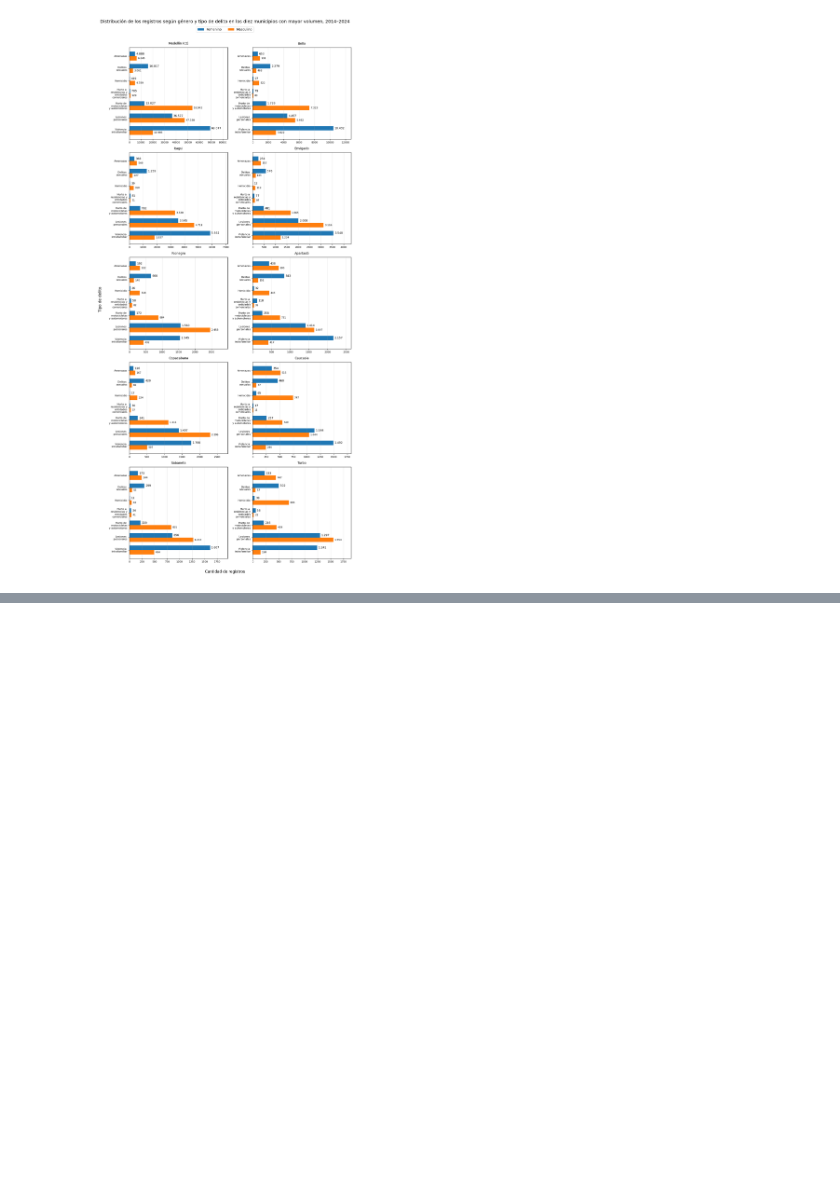
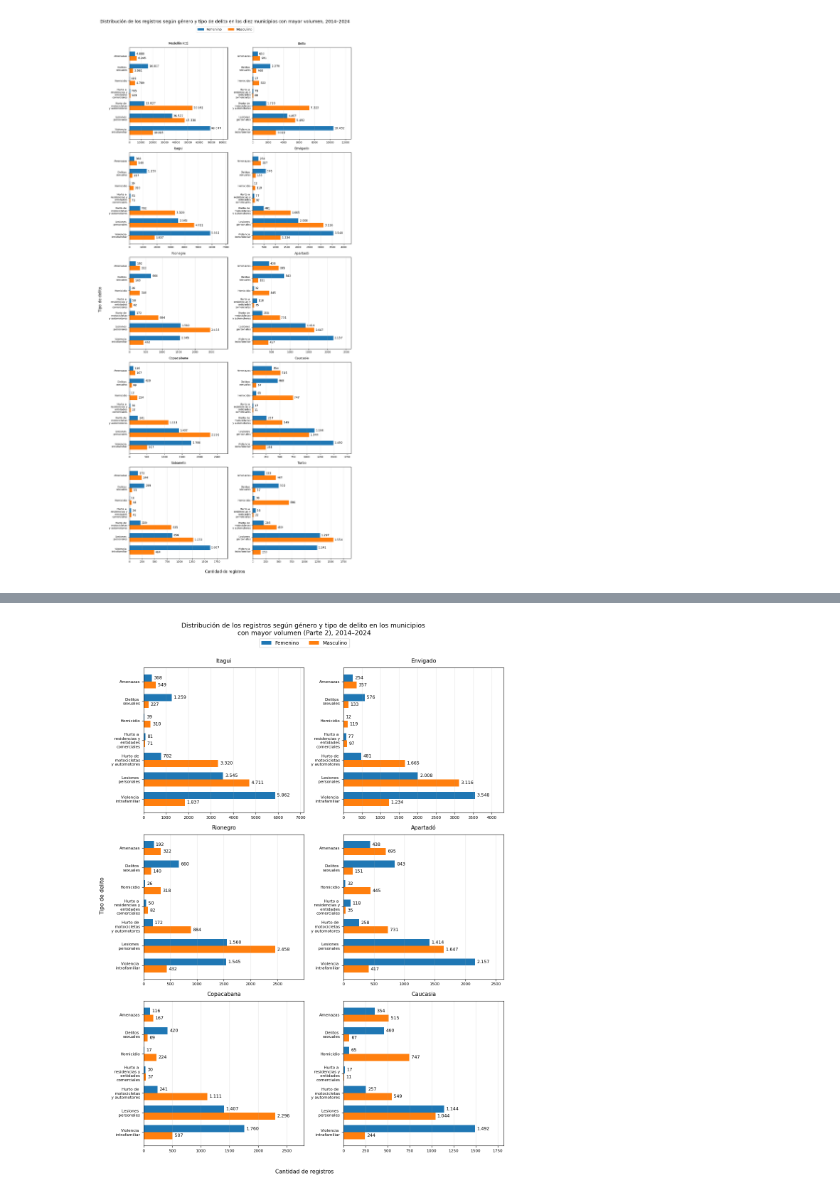
Before and after one commit to SaraBalbin/DW_Analisis_Criminalidad_Colombia, a Jupyter notebook: 04_Analisis_exploratorio.ipynb, the cells around one changed output, grey strips where cells are left out. Cells and saved outputs as stored; diff of their text form; code cells hidden in the pictures; blank space fills up the shorter version.

```diff
--- a/04_Analisis_exploratorio.ipynb
+++ b/04_Analisis_exploratorio.ipynb
@@ -1286,7 +1286,7 @@ for ax, (municipio, departamento) in zip(axes, orden_municipios):
                 textcoords="offset points",
                 ha="left",
                 va="center",
-                fontsize=8
+                fontsize=9
             )
 
     # ------------------------------------------------------
@@ -1351,7 +1351,7 @@ plt.tight_layout(rect=[0.03, 0.03, 0.98, 0.96])
 
 # Guardar la figura
 plt.savefig(
-    "figura_genero_municipios.png",
+    "Resultados/figura_genero_municipios.png",
     dpi=300,
     bbox_inches="tight",
     facecolor="white"
@@ -1362,0 +1493,81 @@ plt.show()
+# %%
+# ==========================================================
+# FIGURA 2: Las 4 filas restantes (8 municipios)
+# ==========================================================
+
+municipios_fig2 = orden_municipios[2:8]   # Del 3º al 10º
+
+fig2, axes2 = plt.subplots(
+    3, 2,
+    figsize=(12, 16)
+)
+
+axes2 = axes2.flatten()
+
+for ax, (municipio, departamento) in zip(axes2, municipios_fig2):
+
+    df_municipio = df_plot[
+        (df_plot["municipio"] == municipio) &
+        (df_plot["departamento"] == departamento)
+    ]
+
+    tabla = df_municipio.pivot_table(
+        index="tipo_delito",
+        columns="genero_limpio",
+        values="cantidad_delitos",
+        aggfunc="sum",
+        fill_value=0
+    ).reindex(orden_delitos, fill_value=0)
+
+    femenino = tabla.get("FEMENINO", pd.Series(0, index=tabla.index)).to_numpy()
+    masculino = tabla.get("MASCULINO", pd.Series(0, index=tabla.index)).to_numpy()
+
+    y = np.arange(len(orden_delitos))
+    height = 0.36
+
+    barras_f = ax.barh(y - height/2, femenino, height, label="Femenino", color="#1f77b4")
+    barras_m = ax.barh(y + height/2, masculino, height, label="Masculino", color="#ff7f0e")
+
+    for barra in list(barras_f) + list(barras_m):
+        ancho = barra.get_width()
+        if ancho > 0:
+            ax.annotate(
+                f"{int(ancho):,}".replace(",", "."),
+                xy=(ancho, barra.get_y() + barra.get_height()/2),
+                xytext=(4, 0),
+                textcoords="offset points",
+                ha="left", va="center",
+                fontsize=9
+            )
+
+    ax.set_yticks(y)
+    ax.set_yticklabels(etiquetas_delitos, fontsize=8)
+    ax.invert_yaxis()
+
+    max_valor = max(femenino.max(), masculino.max())
+    ax.set_xlim(0, max_valor * 1.22)
+    ax.ticklabel_format(axis="x", style="plain")
+    ax.tick_params(axis="x", labelsize=8)
+
+    ax.set_title(municipio, fontsize=11, pad=10)
+    ax.grid(axis="x", alpha=0.3)
+
+# Ejes y leyenda Figura 2
+fig2.supxlabel("Cantidad de registros", fontsize=11)
+fig2.supylabel("Tipo de delito", fontsize=11)
+
+fig2.suptitle(
+    "Distribución de los registros según género y tipo de delito"
+    " en los municipios \ncon mayor volumen (Parte 2), 2014–2024",
+    fontsize=13
+)
+
+handles, labels = axes2[0].get_legend_handles_labels()
+fig2.legend(handles, labels, loc="upper center", bbox_to_anchor=(0.5, 0.956), ncol=2, fontsize=10)
+
+plt.tight_layout(rect=[0.01, 0.02, 0.98, 0.96])
+
+plt.savefig("Resultados/figura_genero_municipios_parte2.png", dpi=300, bbox_inches="tight", facecolor="white")
+plt.show()
+# %% [output]
+[figure, added]
```
Also changed, not shown: parts of 2 cells of this notebook.
